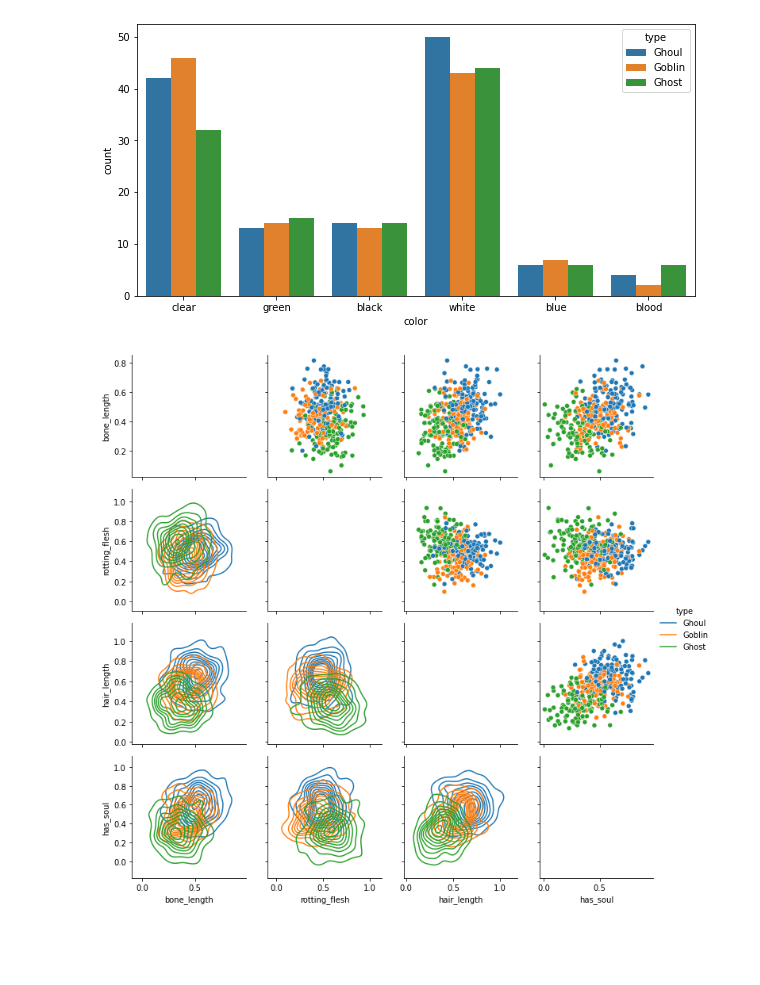
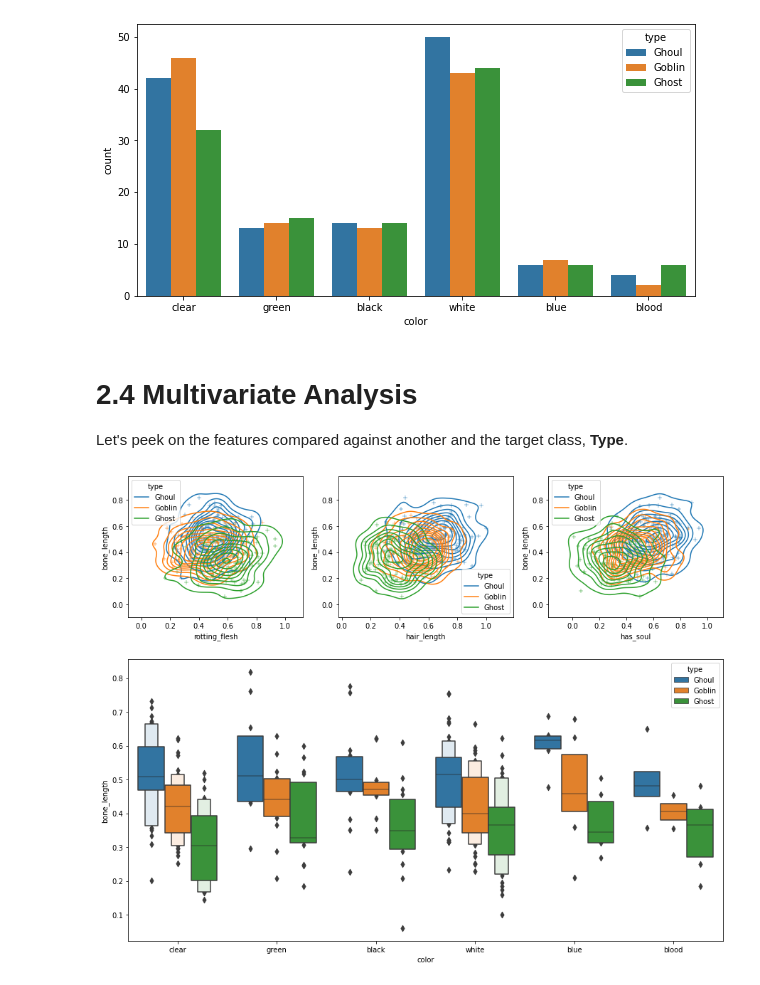
Before and after one commit to poolGolez/project-roosevelt, a Jupyter notebook: ghosts-goblins-ghosts-gotcha.ipynb, the cells around one changed output. Cells and saved outputs as stored; diff of their text form; code cells hidden in the pictures; blank space fills up the shorter version.

Commit message:
Multivariate analysis

```diff
--- a/ghosts-goblins-ghosts-gotcha.ipynb
+++ b/ghosts-goblins-ghosts-gotcha.ipynb
@@ -292,16 +300,3 @@ sns.countplot(data=df, x='color', hue='type')
 plt.show()
 # %% [output]
 [figure]
-# %%
-x = df[['bone_length', 'rotting_flesh', 'hair_length', 'has_soul', 'type']]
-
-x_vars = ['bone_length', 'rotting_flesh', 'hair_length', 'has_soul']
-y_vars = ['bone_length', 'rotting_flesh', 'hair_length', 'has_soul']
-g = sns.PairGrid(x, diag_sharey=False, hue='type', x_vars=x_vars, y_vars=y_vars)
-g.map_upper(sns.scatterplot)
-g.map_lower(sns.kdeplot)
-g.add_legend()
-
-plt.show()
-# %% [output]
-[figure, removed]
@@ -324,0 +303,26 @@ def plot_heatmap(x, y, **kwds):
+# %% [markdown]
+# 2.4 Multivariate Analysis
+
+Let's peek on the features compared against another and the target class, **Type**.
+# %%
+def scatter_kde_plot(data, x, y, ax):
+    sns.scatterplot(data=data, x=x, y=y, hue="type", ax=ax, marker='+')
+    sns.kdeplot(data=data, x=x, y=y, hue="type", ax=ax)
+
+def multivariate_col(df, column):
+    fig, axs = plt.subplot_mosaic("ABC;DDD", figsize=(15, 12), gridspec_kw={'height_ratios': [1, 2]})
+#     scatter_kde_plot(df, "rotting_flesh", column, axs['A'])
+#     scatter_kde_plot(df, "hair_length", column, axs['B'])
+#     scatter_kde_plot(df, "has_soul", column, axs['C'])
+    all_cols = ["bone_length", "rotting_flesh", "hair_length", "has_soul"]
+    other_cols = [col for col in all_cols if (col != column)]
+
+    for ax, other_col in zip(axs.values(), other_cols):
+        scatter_kde_plot(df, other_col, column, ax)
+
+    sns.boxenplot(data=df, x="color", y=column, hue="type", ax=axs['D'])
+    plt.show()
+
+multivariate_col(df, "bone_length")
+# %% [output]
+[figure, added]
```
Also changed, not shown: parts of 7 cells of this notebook.
